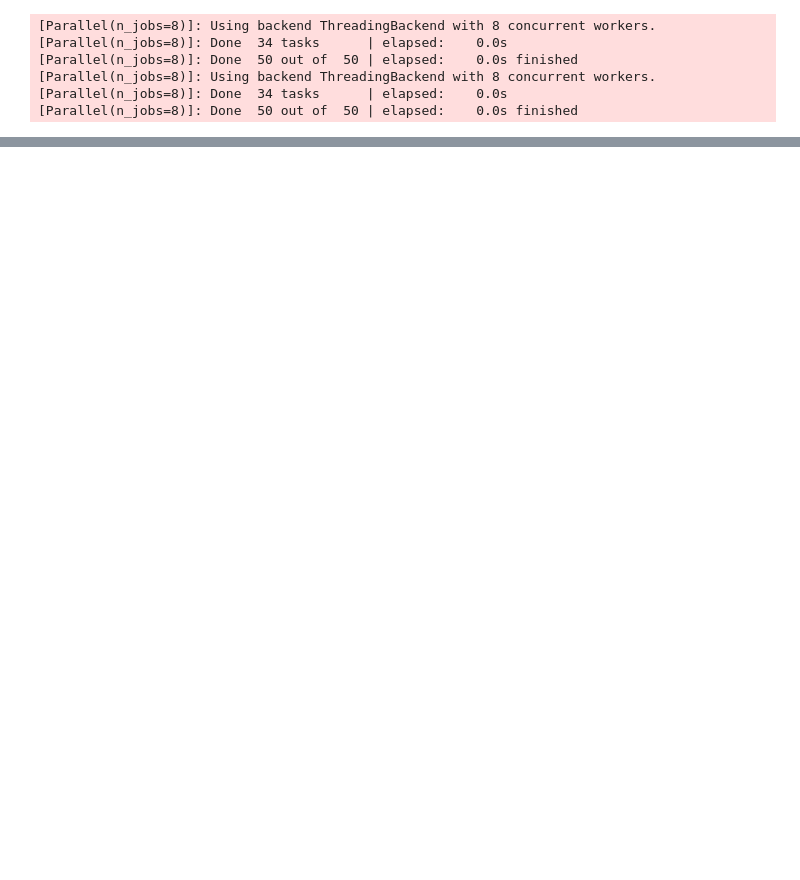
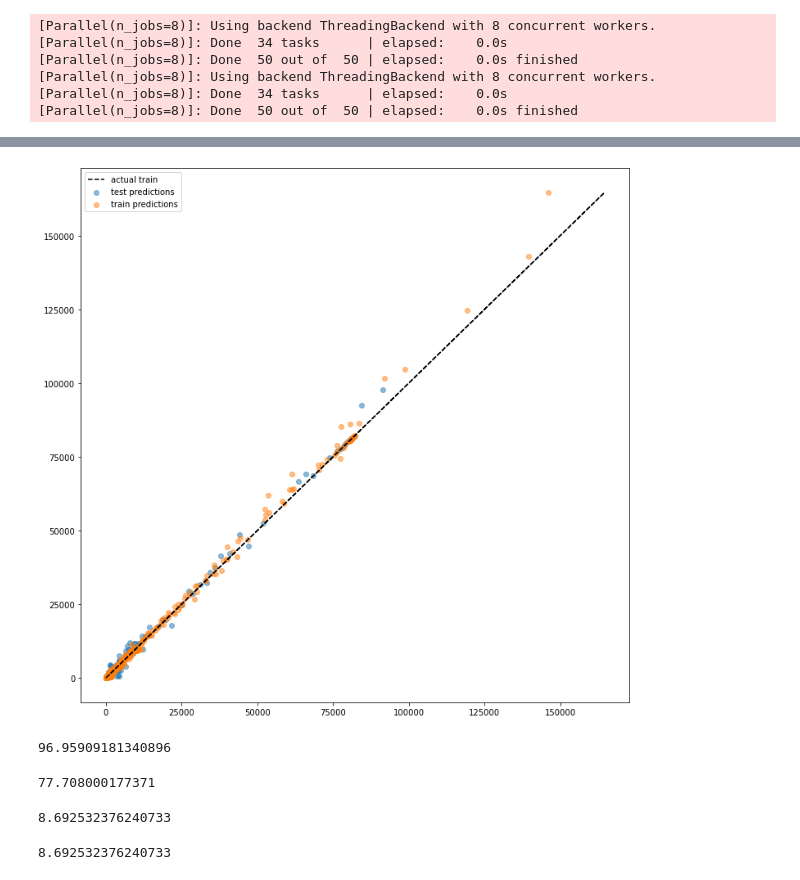
Before and after one commit to matthewgelsthorpe/covid_19_analysis, a Jupyter notebook: SE/MG_covid_case.ipynb, the cells around one changed output, grey strips where cells are left out. Saved outputs shown, nothing was run; the diff lists cells and outputs as text; code cells hidden in the pictures; blank space fills up the shorter version.

```diff
--- a/SE/MG_covid_case.ipynb
+++ b/SE/MG_covid_case.ipynb
@@ -238,0 +278,8 @@ plt.show()
+# %%
+X_train_country = X_train["tempCountry"]
+X_test_country = X_test["tempCountry"]
+
+X_train.drop(columns="tempCountry", inplace=True)
+X_test.drop(columns="tempCountry", inplace=True)
+# %%
+model_2 = cv.fit(X_train, y_train)
@@ -238,0 +298,3 @@ plt.show()
+# %%
+X_train["rf_prediction"] = model_2.predict(X_train)
+X_test["rf_prediction"] = model_2.predict(X_test)
@@ -238,0 +308,15 @@ plt.show()
+# %%
+X_train["tempCountry"] = X_train_country
+X_test["tempCountry"] = X_test_country
+
+X_train["Cum Cases"] = y_train
+X_test["Cum Cases"] = y_test
+# %%
+plt.figure(figsize=(12, 12))
+plt.scatter(X_test.rf_prediction, X_test["Cum Cases"], alpha=0.5, label="test predictions")
+plt.scatter(X_train.rf_prediction, X_train["Cum Cases"], alpha=0.5, label="train predictions")
+plt.plot(X_train["Cum Cases"], X_train["Cum Cases"], label="actual train", linestyle="--", color="black")
+plt.legend()
+plt.show()
+# %% [output]
+[figure, added]
@@ -238,0 +325,16 @@ plt.show()
+# %%
+mean_absolute_error(X_test.rf_prediction, X_test["Cum Cases"])
+# %% [output]
+96.95909181340896
+# %%
+mean_absolute_error(X_train.rf_prediction, X_train["Cum Cases"])
+# %% [output]
+77.708000177371
+# %%
+median_absolute_error(X_test.rf_prediction, X_test["Cum Cases"])
+# %% [output]
+8.692532376240733
+# %%
+median_absolute_error(X_train.rf_prediction, X_train["Cum Cases"])
+# %% [output]
+8.692532376240733
```
Also changed, not shown: parts of 23 cells of this notebook, 2 other files.
